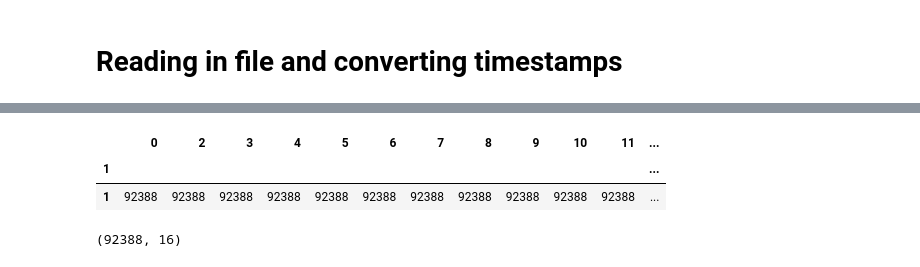
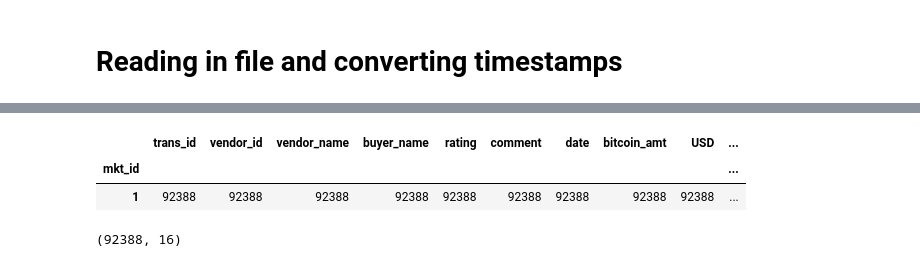
Before and after one commit to Emma-LaRue/DarkWebAnalysis, a Jupyter notebook: Data_Cleaning.ipynb, the cells around one changed output, grey strips where cells are left out. Drawn from its saved outputs; the diff is of its cells as text; code cells hidden in the pictures.

```diff
--- a/Data_Cleaning.ipynb
+++ b/Data_Cleaning.ipynb
@@ -15,6 +15,9 @@ import copy
 # %%
 # Reading the text file
 product_descriptions = pd.read_csv('product_rating_modified.txt', header = None, sep = '\', \'', engine = 'python')
+product_descriptions.columns = ['trans_id', 'mkt_id', 'vendor_id','vendor_name', 'buyer_name', \
+                                'rating', 'comment', 'date', 'bitcoin_amt', 'USD', 'EUR', \
+                                'buyer_#_orders', 'buyer_value_orders', 'product_id', 'product_mkt_id', 'product_title']
 # %%
 product_descriptions[product_descriptions.iloc[:,11]!=-1]
 # %% [output]
@@ -41,11 +44,11 @@ product_descriptions[product_descriptions.iloc[:,11]!=-1]
 product_descriptions = product_descriptions[product_descriptions.iloc[:,1] == 1]
 # product_descriptions = product_descriptions[product_descriptions.iloc[:,1] == 6]
 # %%
-product_descriptions.groupby(1).count()
+product_descriptions.groupby('mkt_id').count()
 # %% [output]
-|  | 0 | 2 | 3 | 4 | 5 | 6 | 7 | 8 | 9 | 10 | 11 | ... |
-| 1 |  |  |  |  |  |  |  |  |  |  |  | ... |
-| 1 | 92388 | 92388 | 92388 | 92388 | 92388 | 92388 | 92388 | 92388 | 92388 | 92388 | 92388 | ... |
+|  | trans_id | vendor_id | vendor_name | buyer_name | rating | comment | date | bitcoin_amt | USD | ... |
+| mkt_id |  |  |  |  |  |  |  |  |  | ... |
+| 1 | 92388 | 92388 | 92388 | 92388 | 92388 | 92388 | 92388 | 92388 | 92388 | ... |
 # %%
 product_descriptions.shape
 # %% [output]
```
Also changed, not shown: parts of 18 cells of this notebook, 7 other files.
